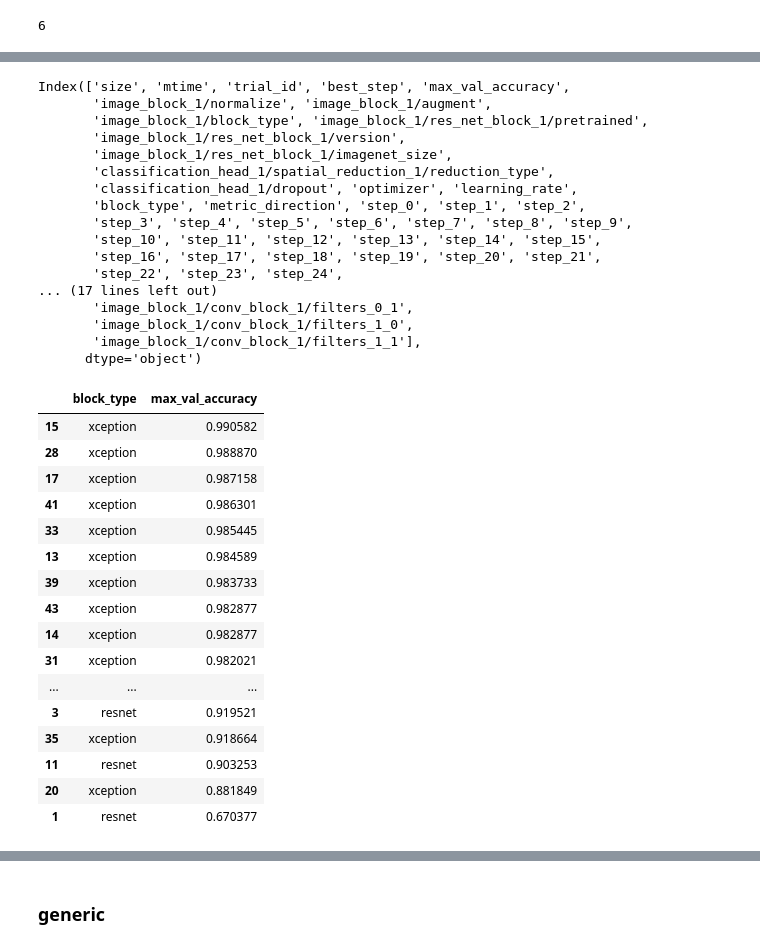
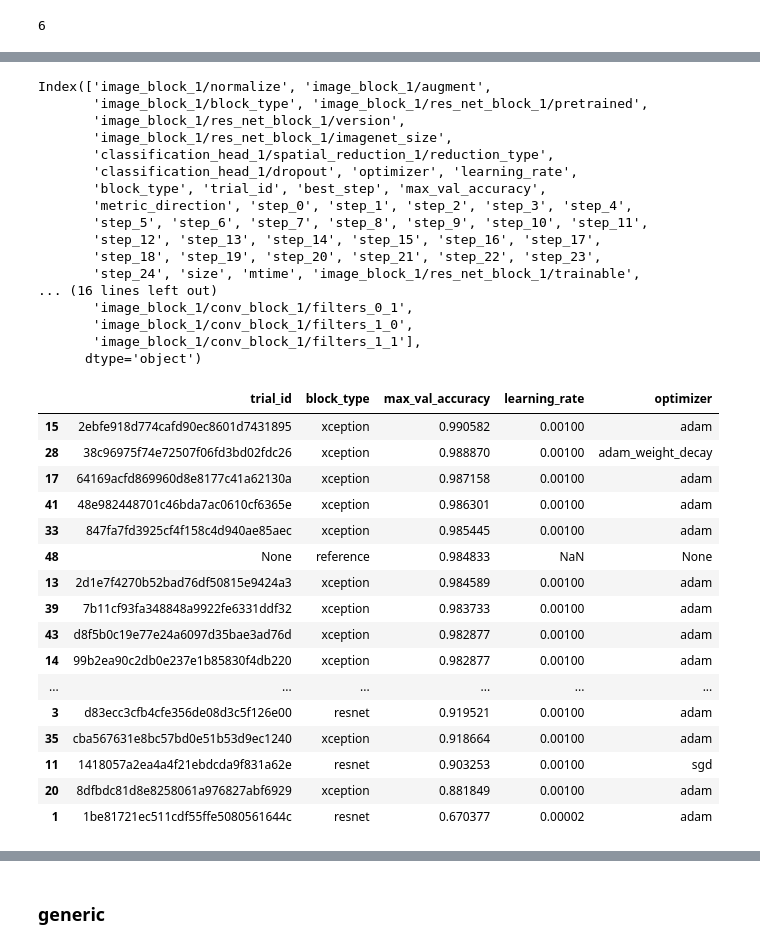
Before and after one commit to ceesroele/ak_searchspace, a Jupyter notebook: Understanding Autokeras.ipynb, the cells around one changed output, grey strips where cells are left out. Drawn from its saved outputs; the diff is of its cells as text; code cells hidden in the pictures.

```diff
--- a/Understanding Autokeras.ipynb
+++ b/Understanding Autokeras.ipynb
@@ -377,0 +306,2 @@ df.head()
+# %%
+df = akss.load_trials(metric='val_accuracy', with_reference=True)
@@ -378,40 +318,40 @@ df.head()
 # %%
 df.columns
 # %% [output]
-Index(['size', 'mtime', 'trial_id', 'best_step', 'max_val_accuracy',
-       'image_block_1/normalize', 'image_block_1/augment',
+Index(['image_block_1/normalize', 'image_block_1/augment',
        'image_block_1/block_type', 'image_block_1/res_net_block_1/pretrained',
        'image_block_1/res_net_block_1/version',
        'image_block_1/res_net_block_1/imagenet_size',
        'classification_head_1/spatial_reduction_1/reduction_type',
        'classification_head_1/dropout', 'optimizer', 'learning_rate',
-       'block_type', 'metric_direction', 'step_0', 'step_1', 'step_2',
-       'step_3', 'step_4', 'step_5', 'step_6', 'step_7', 'step_8', 'step_9',
-       'step_10', 'step_11', 'step_12', 'step_13', 'step_14', 'step_15',
-       'step_16', 'step_17', 'step_18', 'step_19', 'step_20', 'step_21',
-       'step_22', 'step_23', 'step_24',
-... (17 lines left out)
+       'block_type', 'trial_id', 'best_step', 'max_val_accuracy',
+       'metric_direction', 'step_0', 'step_1', 'step_2', 'step_3', 'step_4',
+       'step_5', 'step_6', 'step_7', 'step_8', 'step_9', 'step_10', 'step_11',
+       'step_12', 'step_13', 'step_14', 'step_15', 'step_16', 'step_17',
+       'step_18', 'step_19', 'step_20', 'step_21', 'step_22', 'step_23',
+       'step_24', 'size', 'mtime', 'image_block_1/res_net_block_1/trainable',
+... (16 lines left out)
        'image_block_1/conv_block_1/filters_0_1',
        'image_block_1/conv_block_1/filters_1_0',
        'image_block_1/conv_block_1/filters_1_1'],
       dtype='object')
 # %%
-df[['block_type', 'max_val_accuracy']]
+df[['trial_id', 'block_type', 'max_val_accuracy','learning_rate', 'optimizer']]
 # %% [output]
-|  | block_type | max_val_accuracy |
-| 15 | xception | 0.990582 |
-| 28 | xception | 0.988870 |
-| 17 | xception | 0.987158 |
-| 41 | xception | 0.986301 |
-| 33 | xception | 0.985445 |
-| 13 | xception | 0.984589 |
-| 39 | xception | 0.983733 |
-| 43 | xception | 0.982877 |
-| 14 | xception | 0.982877 |
-| 31 | xception | 0.982021 |
-| ... | ... | ... |
-| 3 | resnet | 0.919521 |
-| 35 | xception | 0.918664 |
-| 11 | resnet | 0.903253 |
-| 20 | xception | 0.881849 |
-| 1 | resnet | 0.670377 |
+|  | trial_id | block_type | max_val_accuracy | learning_rate | optimizer |
+| 15 | 2ebfe918d774cafd90ec8601d7431895 | xception | 0.990582 | 0.00100 | adam |
+| 28 | 38c96975f74e72507f06fd3bd02fdc26 | xception | 0.988870 | 0.00100 | adam_weight_decay |
+| 17 | 64169acfd869960d8e8177c41a62130a | xception | 0.987158 | 0.00100 | adam |
+| 41 | 48e982448701c46bda7ac0610cf6365e | xception | 0.986301 | 0.00100 | adam |
+| 33 | 847fa7fd3925cf4f158c4d940ae85aec | xception | 0.985445 | 0.00100 | adam |
+| 48 | None | reference | 0.984833 | NaN | None |
+| 13 | 2d1e7f4270b52bad76df50815e9424a3 | xception | 0.984589 | 0.00100 | adam |
+| 39 | 7b11cf93fa348848a9922fe6331ddf32 | xception | 0.983733 | 0.00100 | adam |
+| 43 | d8f5b0c19e77e24a6097d35bae3ad76d | xception | 0.982877 | 0.00100 | adam |
+| 14 | 99b2ea90c2db0e237e1b85830f4db220 | xception | 0.982877 | 0.00100 | adam |
+| ... | ... | ... | ... | ... | ... |
+| 3 | d83ecc3cfb4cfe356de08d3c5f126e00 | resnet | 0.919521 | 0.00100 | adam |
+| 35 | cba567631e8bc57bd0e51b53d9ec1240 | xception | 0.918664 | 0.00100 | adam |
+| 11 | 1418057a2ea4a4f21ebdcda9f831a62e | resnet | 0.903253 | 0.00100 | sgd |
+| 20 | 8dfbdc81d8e8258061a976827abf6929 | xception | 0.881849 | 0.00100 | adam |
+| 1 | 1be81721ec511cdf55ffe5080561644c | resnet | 0.670377 | 0.00002 | adam |
```
Also changed, not shown: parts of 19 cells of this notebook, 6 other files.
